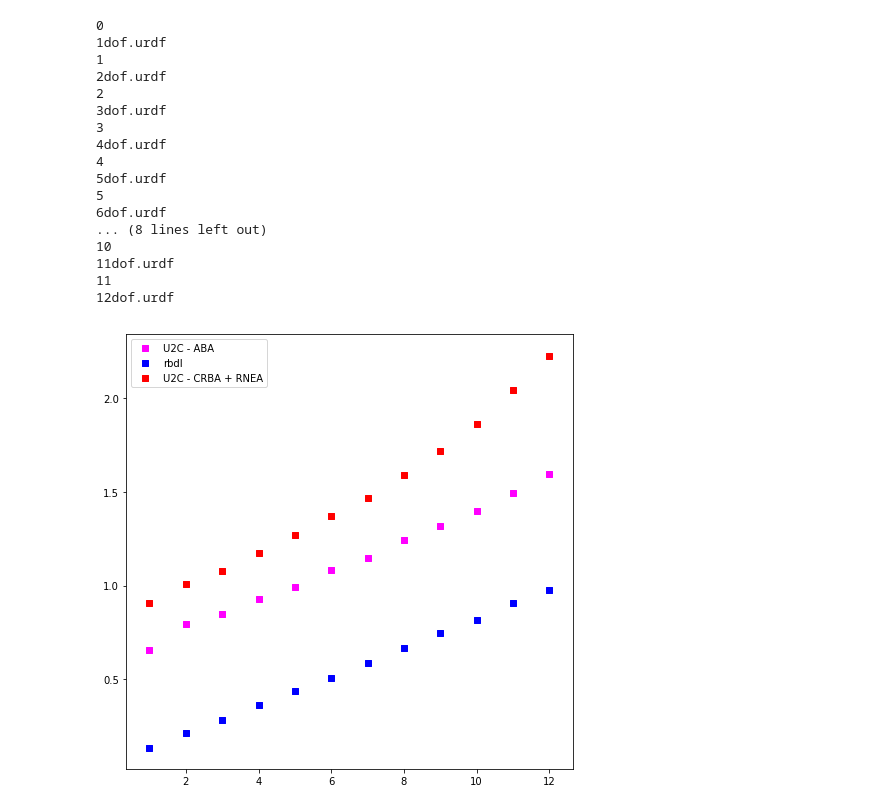
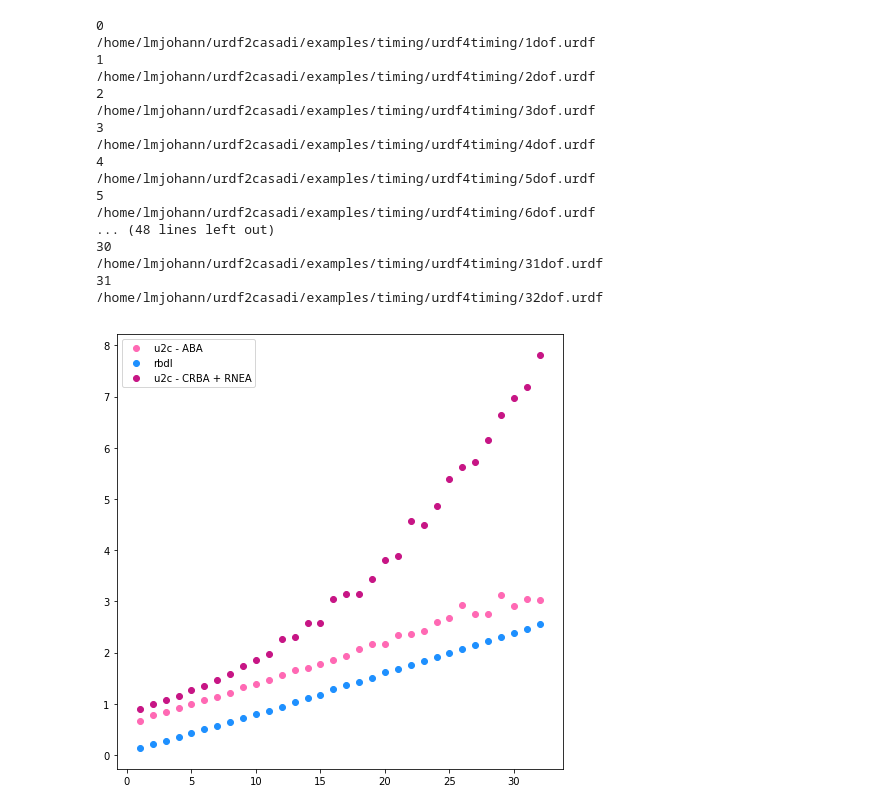
Before and after one commit to mahaarbo/urdf2casadi, a Jupyter notebook: examples/timing/timingscript_forwarddynamics.ipynb, the cells around one changed output. Saved outputs shown, nothing was run; the diff lists cells and outputs as text; code cells hidden in the pictures.

Commit message:
more timing

```diff
--- a/examples/timing/timingscript_forwarddynamics.ipynb
+++ b/examples/timing/timingscript_forwarddynamics.ipynb
@@ -58,7 +58,7 @@ def fd_rbdl_func():
 #pbmodel = pb.loadURDF("pantilt.urdf")
 sim = pb.connect(pb.DIRECT)
 #pbmodel = pb.loadURDF("/urdf4timing/1dof.urdf")
-ndofs = 12
+ndofs = 32
 urdf_nr = list(range(ndofs + 1))
 urdf_nr.pop(0)
 
@@ -82,8 +82,8 @@ nrepeat = 10
 
 for i in range(ndofs):
     print i
-    #path_to_urdf = "/home/lillmaria/urdf2casadi/examples/timing/urdf4timing/" + str(urdf_nr[i]) + "dof.urdf"
-    path_to_urdf = str(urdf_nr[i]) + "dof.urdf"
+    path_to_urdf = "/home/lmjohann/urdf2casadi/examples/timing/urdf4timing/" + str(urdf_nr[i]) + "dof.urdf"
+    path_to_urdf_rbdl = str(urdf_nr[i]) + "dof.urdf"
     end_link = "link" + str(urdf_nr[i])
     root = 'base_link'
     tip = end_link
@@ -91,8 +91,8 @@ for i in range(ndofs):
     #ok, kdl_tree = kdlurdf.treeFromFile(path_to_urdf)
     #kdlmodel = kdl_tree.getChain(root,tip)
 
-    rbdlmodel = rbdl.loadModel(path_to_urdf)
-    pbmodel = pb.loadURDF(path_to_urdf, useFixedBase=True)
+    rbdlmodel = rbdl.loadModel(path_to_urdf_rbdl)
+    #pbmodel = pb.loadURDF(path_to_urdf, useFixedBase=True)
     asd = u2c.URDFparser()
     robot_desc = asd.from_file(path_to_urdf)
 
@@ -142,37 +142,37 @@ for i in range(ndofs):
     averagetime_rbdl[i] = average(timeit_rbdl)
 # %% [output]
 0
-1dof.urdf
+/home/lmjohann/urdf2casadi/examples/timing/urdf4timing/1dof.urdf
 1
-2dof.urdf
+/home/lmjohann/urdf2casadi/examples/timing/urdf4timing/2dof.urdf
 2
-3dof.urdf
+/home/lmjohann/urdf2casadi/examples/timing/urdf4timing/3dof.urdf
 3
-4dof.urdf
+/home/lmjohann/urdf2casadi/examples/timing/urdf4timing/4dof.urdf
 4
-5dof.urdf
+/home/lmjohann/urdf2casadi/examples/timing/urdf4timing/5dof.urdf
 5
-6dof.urdf
-... (8 lines left out)
-10
-11dof.urdf
-11
-12dof.urdf
+/home/lmjohann/urdf2casadi/examples/timing/urdf4timing/6dof.urdf
+... (48 lines left out)
+30
+/home/lmjohann/urdf2casadi/examples/timing/urdf4timing/31dof.urdf
+31
+/home/lmjohann/urdf2casadi/examples/timing/urdf4timing/32dof.urdf
 # %%
 import matplotlib.pyplot as plt
 import pandas as pd
 
 joint_nr = list(range(ndofs + 1))
 joint_nr.pop(0)
 med_fig = plt.figure(figsize = (8, 8))
 #plt.scatter(joint_nr, mediantime_kdl, c='r', marker='x', label='kdl')
-plt.scatter(joint_nr, mediantime_u2c_aba, c='fuchsia', marker='s', label='U2C - ABA')
-plt.scatter(joint_nr, mediantime_rbdl, c='b', marker='s', label='rbdl')
-plt.scatter(joint_nr, mediantime_u2c_crba, c='r', marker='s', label='U2C - CRBA + RNEA')
+plt.scatter(joint_nr, mediantime_u2c_aba, c='hotpink', label='u2c - ABA')
+plt.scatter(joint_nr, mediantime_rbdl, c='dodgerblue', label='rbdl')
+plt.scatter(joint_nr, mediantime_u2c_crba, c='mediumvioletred', label='u2c - CRBA + RNEA')
 plt.legend(loc='upper left')
 med_fig.show()
 # %% [output]
-[figure, old version]
+[figure, new version]
 # %%
 timing_scores = [mediantime_u2c_aba, mediantime_u2c_crba, mediantime_rbdl]
 names = ["U2C - ABA", "U2C - CRBA + RNEA", "RBDL"]
```
Also changed, not shown: parts of 1 cell of this notebook, 5 other files.
